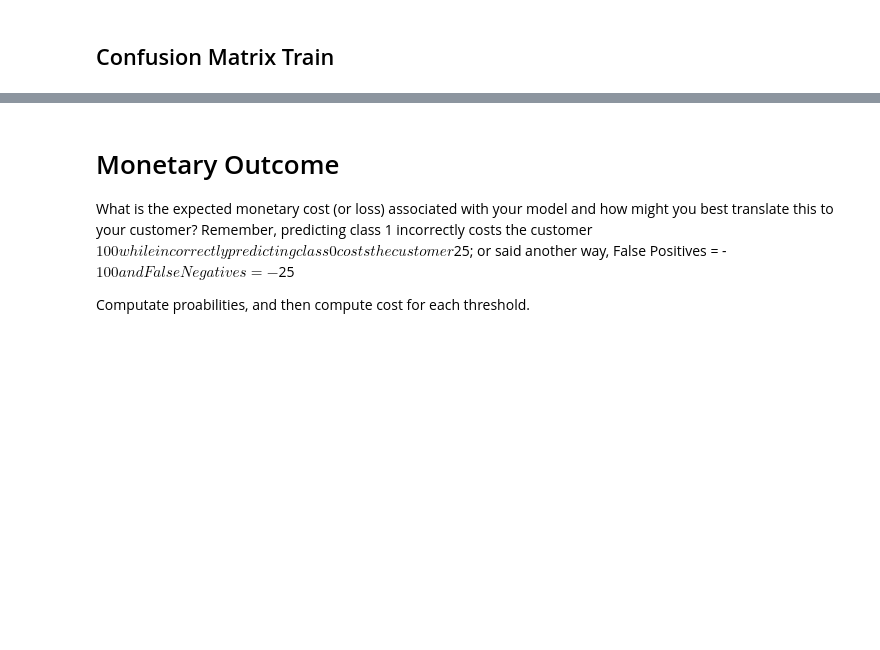
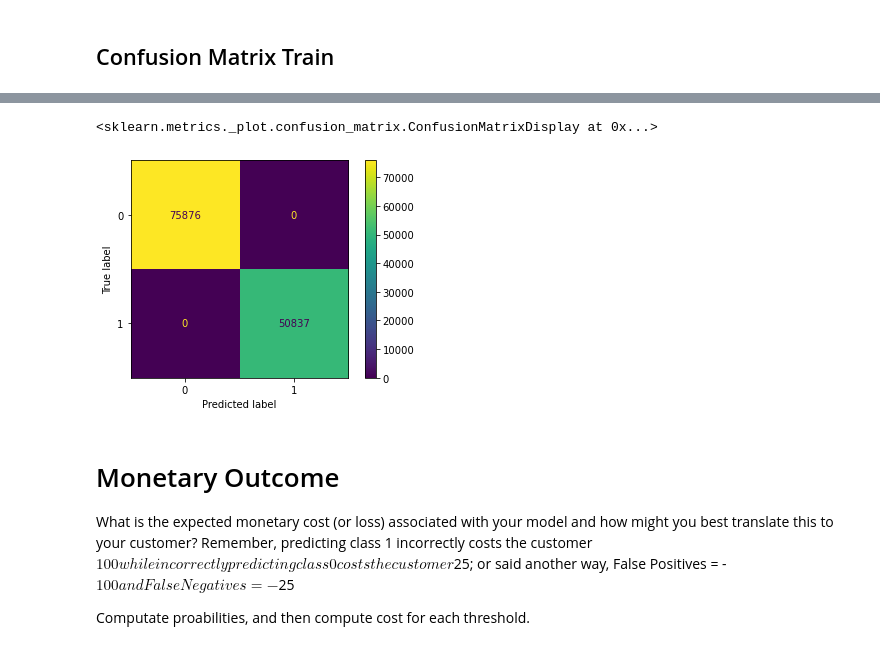
Before and after one commit to bSharpCyclist/MSDS-7333-QTW, a Jupyter notebook: Case Study 7.ipynb, the cells around one changed output, grey strips where cells are left out. Cells and saved outputs as stored; diff of their text form; code cells hidden in the pictures; blank space fills up the shorter version.

```diff
--- a/Case Study 7.ipynb
+++ b/Case Study 7.ipynb
@@ -304,3 +281,8 @@ weighted avg       1.00      1.00      1.00    126713
+# %%
+ConfusionMatrixDisplay.from_estimator(model, X_train, y_train)
+# %% [output]
+<sklearn.metrics._plot.confusion_matrix.ConfusionMatrixDisplay at 0x...>
+[figure, added]
 # %% [markdown]
 # Monetary Outcome
 
```
Also changed, not shown: parts of 20 cells of this notebook, 2 other files.
